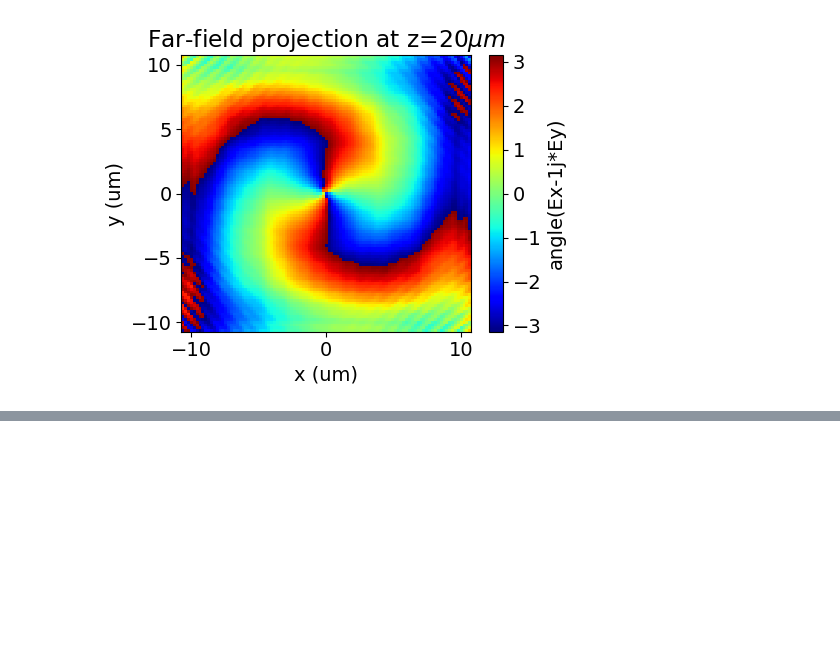
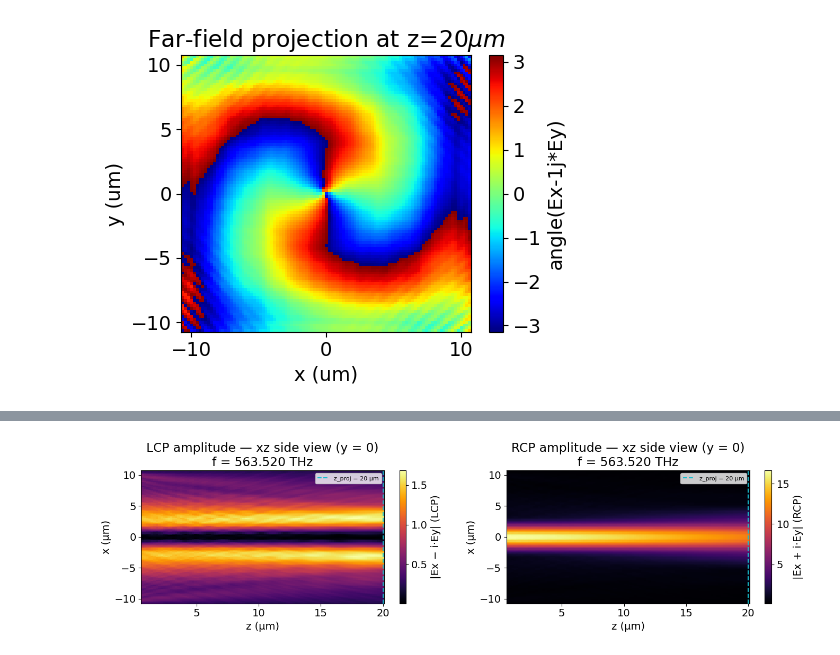
Before and after one commit to fr0ger/RMMaTidy, a Jupyter notebook: 20260110_Shi_v1.ipynb, the cells around one changed output, grey strips where cells are left out. Cells and saved outputs as stored; diff of their text form; code cells hidden in the pictures; blank space fills up the shorter version.

```diff
--- a/20260110_Shi_v1.ipynb
+++ b/20260110_Shi_v1.ipynb
@@ -288,0 +331,33 @@ plt.show()
+# %%
+# Side-view: xz cross-section at y = 0  (monitor_proj2, proj_axis=0)
+# Data layout (matching existing cell): rows = xs_far2 (x), columns = ys_far2 (z)
+pf_side = sim_data["focal_plane_proj2"].fields_cartesian.sel(f=freq0, x=0)
+
+Ex_s = pf_side.Ex.values   # shape (len(xs_far2), len(ys_far2))
+Ey_s = pf_side.Ey.values
+
+lcp_s = Ex_s - 1j * Ey_s   # LCP component
+rcp_s = Ex_s + 1j * Ey_s   # RCP component
+
+fig, axes = plt.subplots(1, 2, figsize=(14, 4))
+
+im0 = axes[0].pcolormesh(ys_far2, xs_far2, np.abs(lcp_s), shading="auto", cmap="inferno")
+fig.colorbar(im0, ax=axes[0], label="|Ex − i·Ey| (LCP)")
+axes[0].axvline(z_proj, color="tab:cyan", ls="--", lw=1.5, label=f"z_proj = {z_proj} μm")
+axes[0].set_xlabel("z (μm)")
+axes[0].set_ylabel("x (μm)")
+axes[0].set_title(f"LCP amplitude — xz side view (y = 0)\nf = {freq0/1e12:.3f} THz")
+axes[0].legend(fontsize=8)
+
+im1 = axes[1].pcolormesh(ys_far2, xs_far2, np.abs(rcp_s), shading="auto", cmap="inferno")
+fig.colorbar(im1, ax=axes[1], label="|Ex + i·Ey| (RCP)")
+axes[1].axvline(z_proj, color="tab:cyan", ls="--", lw=1.5, label=f"z_proj = {z_proj} μm")
+axes[1].set_xlabel("z (μm)")
+axes[1].set_ylabel("x (μm)")
+axes[1].set_title(f"RCP amplitude — xz side view (y = 0)\nf = {freq0/1e12:.3f} THz")
+axes[1].legend(fontsize=8)
+
+plt.tight_layout()
+plt.show()
+# %% [output]
+[figure, added]
```
Also changed, not shown: parts of 7 cells of this notebook.
